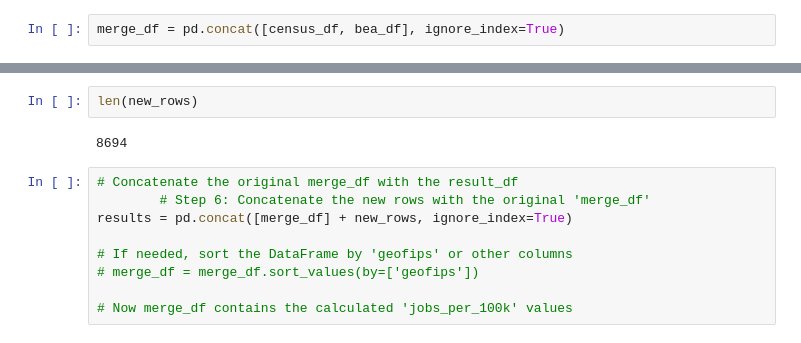
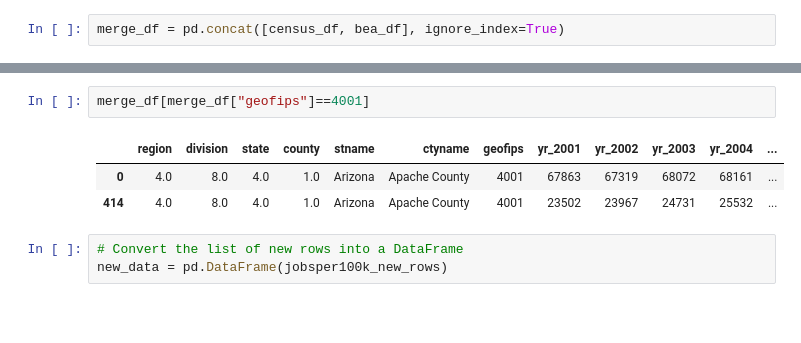
Before and after one commit to natebendermontana/western_protected_areas, a Jupyter notebook: 2_Combined-data-processing.ipynb, the cells around one changed output, grey strips where cells are left out. Saved outputs shown, nothing was run; the diff lists cells and outputs as text; blank space fills up the shorter version.

```diff
--- a/2_Combined-data-processing.ipynb
+++ b/2_Combined-data-processing.ipynb
@@ -116,13 +81,9 @@ Temporary DataFrame for geofips 4001:
-# %%
-len(new_rows)
-# %% [output]
-8694
-# %%
-# Concatenate the original merge_df with the result_df
-        # Step 6: Concatenate the new rows with the original 'merge_df'
-results = pd.concat([merge_df] + new_rows, ignore_index=True)
-
-# If needed, sort the DataFrame by 'geofips' or other columns
-# merge_df = merge_df.sort_values(by=['geofips'])
-
-# Now merge_df contains the calculated 'jobs_per_100k' values
+# %%
+merge_df[merge_df["geofips"]==4001]
+# %% [output]
+|  | region | division | state | county | stname | ctyname | geofips | yr_2001 | yr_2002 | yr_2003 | yr_2004 | ... |
+| 0 | 4.0 | 8.0 | 4.0 | 1.0 | Arizona | Apache County | 4001 | 67863 | 67319 | 68072 | 68161 | ... |
+| 414 | 4.0 | 8.0 | 4.0 | 1.0 | Arizona | Apache County | 4001 | 23502 | 23967 | 24731 | 25532 | ... |
+# %%
+# Convert the list of new rows into a DataFrame
+new_data = pd.DataFrame(jobsper100k_new_rows)
```
Also changed, not shown: parts of 18 cells of this notebook.
